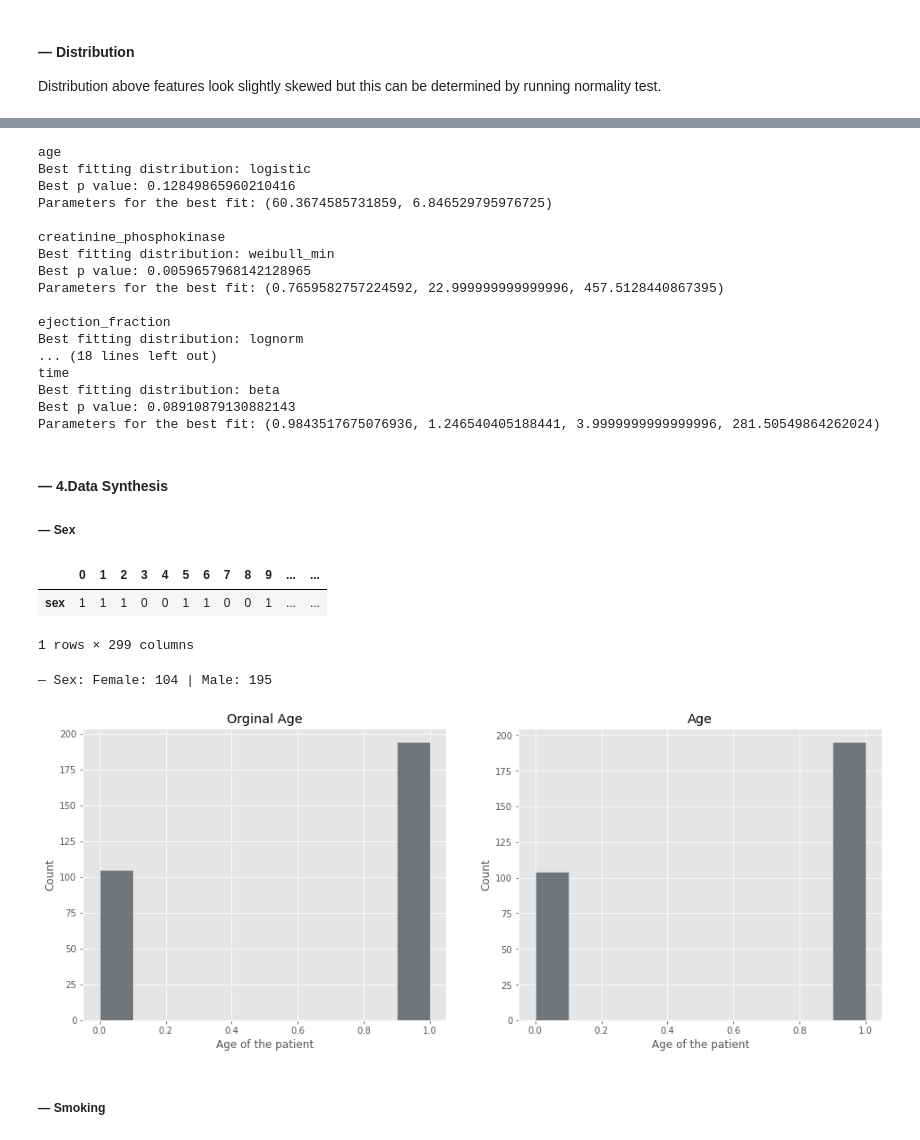
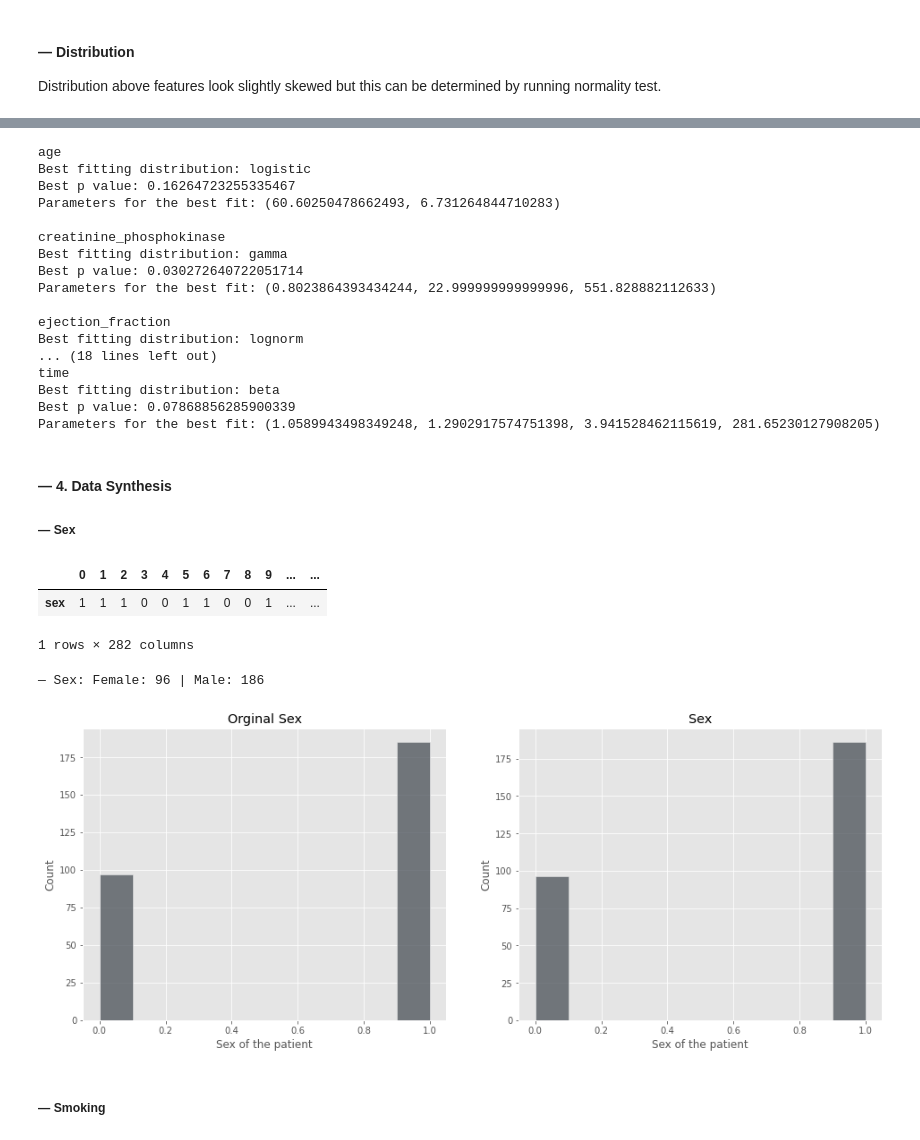
Before and after one commit to mizydorek/Programming-for-Data-Analysis-Project, a Jupyter notebook: project.ipynb, the cells around one changed output, grey strips where cells are left out. Cells and saved outputs as stored; diff of their text form; code cells hidden in the pictures.

```diff
--- a/project.ipynb
+++ b/project.ipynb
@@ -260,0 +294,6 @@ dtype: float64
+# %%
+df = df.drop(df[(df['ejection_fraction'] > 69 ) |
+                    (df['platelets'] > 600000) |
+                    (df['serum_creatinine'] > 7.0) |
+                    (df['serum_sodium'] < 125.0) |
+                    (df['creatinine_phosphokinase'] > 3000)].index)
@@ -541,29 +556,32 @@ for column in columns:
 # %% [output]
 age
 Best fitting distribution: logistic
-Best p value: 0.12849865960210416
-Parameters for the best fit: (60.3674585731859, 6.846529795976725)
+Best p value: 0.16264723255335467
+Parameters for the best fit: (60.60250478662493, 6.731264844710283)
 
 creatinine_phosphokinase
-Best fitting distribution: weibull_min
-Best p value: 0.0059657968142128965
-Parameters for the best fit: (0.7659582757224592, 22.999999999999996, 457.5128440867395)
+Best fitting distribution: gamma
+Best p value: 0.030272640722051714
+Parameters for the best fit: (0.8023864393434244, 22.999999999999996, 551.828882112633)
 
 ejection_fraction
 Best fitting distribution: lognorm
 ... (18 lines left out)
 time
 Best fitting distribution: beta
-Best p value: 0.08910879130882143
-Parameters for the best fit: (0.9843517675076936, 1.246540405188441, 3.9999999999999996, 281.50549864262024)
+Best p value: 0.07868856285900339
+Parameters for the best fit: (1.0589943498349248, 1.2902917574751398, 3.941528462115619, 281.65230127908205)
 # %% [markdown]
-#### — 4.Data Synthesis
+#### — 4. Data Synthesis
 
 ##### — Sex
 # %%
 # Start first with recreating sex columns.
 
 p = 100
+
+# size of df.
+size = 282
 
 #setting the random generator so results can be reproduced
 rng = np.random.default_rng(5)
@@ -571,7 +589,7 @@ rng = np.random.default_rng(5)
 values = [0,1] # Female = 0, Male = 1
 
 # The percentage distribution of genders.
-sex = rng.choice(values, 299, p=[0.35, 0.65])
+sex = rng.choice(values, size, p=[0.34, 0.66])
 
 # Add column to data frame.
 df_sample = pd.DataFrame(data=sex, columns=['sex'])
@@ -583,19 +601,19 @@ df_sample.T
 # %% [output]
 |  | 0 | 1 | 2 | 3 | 4 | 5 | 6 | 7 | 8 | 9 | ... | ... |
 | sex | 1 | 1 | 1 | 0 | 0 | 1 | 1 | 0 | 0 | 1 | ... | ... |
-1 rows × 299 columns
+1 rows × 282 columns
 # %%
 # sex of patient.
 print('\n— Sex: Female: {:d} | Male: {:d}\n'.format(f, m))
 # %% [output]
-— Sex: Female: 104 | Male: 195
+— Sex: Female: 96 | Male: 186
 # %%
 # Distribution of patients.
 fig, axes = plt.subplots(1, 2, figsize=(16,6))
-sns.histplot(data=df, x="sex", ax=axes[0]).set(title='Orginal Age', xlabel="Age of the patient");
-sns.histplot(data=df_sample, x="sex", ax=axes[1]).set(title='Age', xlabel="Age of the patient");
+sns.histplot(data=df, x="sex", ax=axes[0]).set(title='Orginal Sex', xlabel="Sex of the patient");
+sns.histplot(data=df_sample, x="sex", ax=axes[1]).set(title='Sex', xlabel="Sex of the patient");
 # %% [output]
-[figure, old version]
+[figure, new version]
 # %% [markdown]
 ##### — Smoking
 # %%
```
Also changed, not shown: parts of 67 cells of this notebook.
